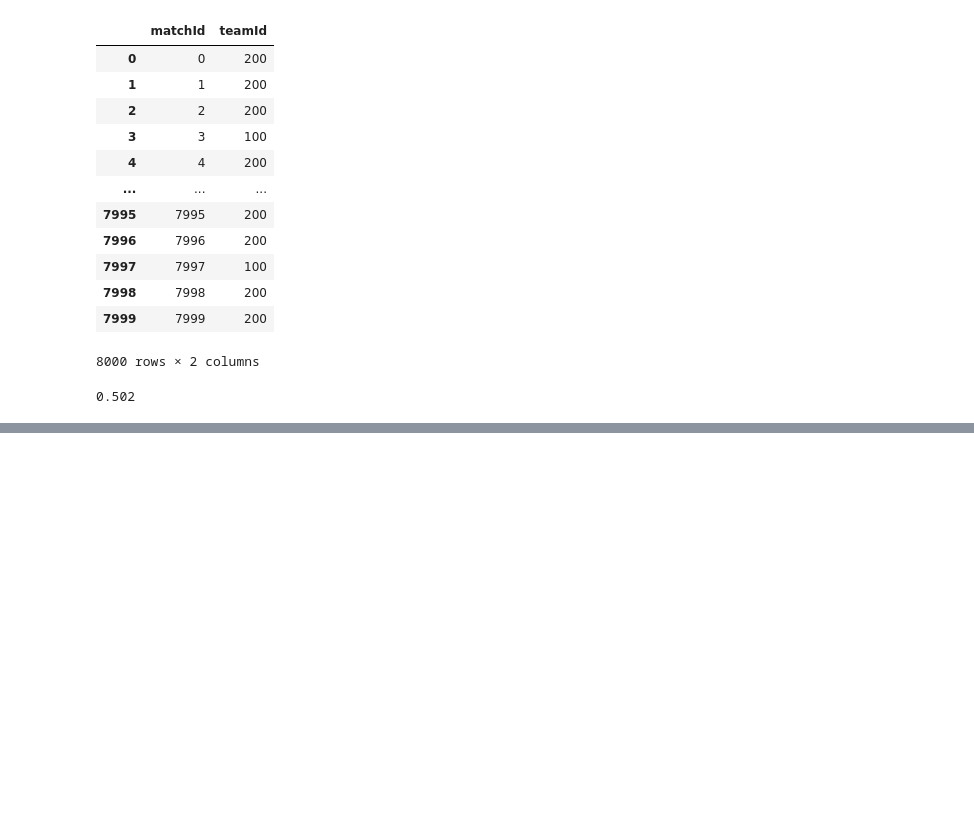
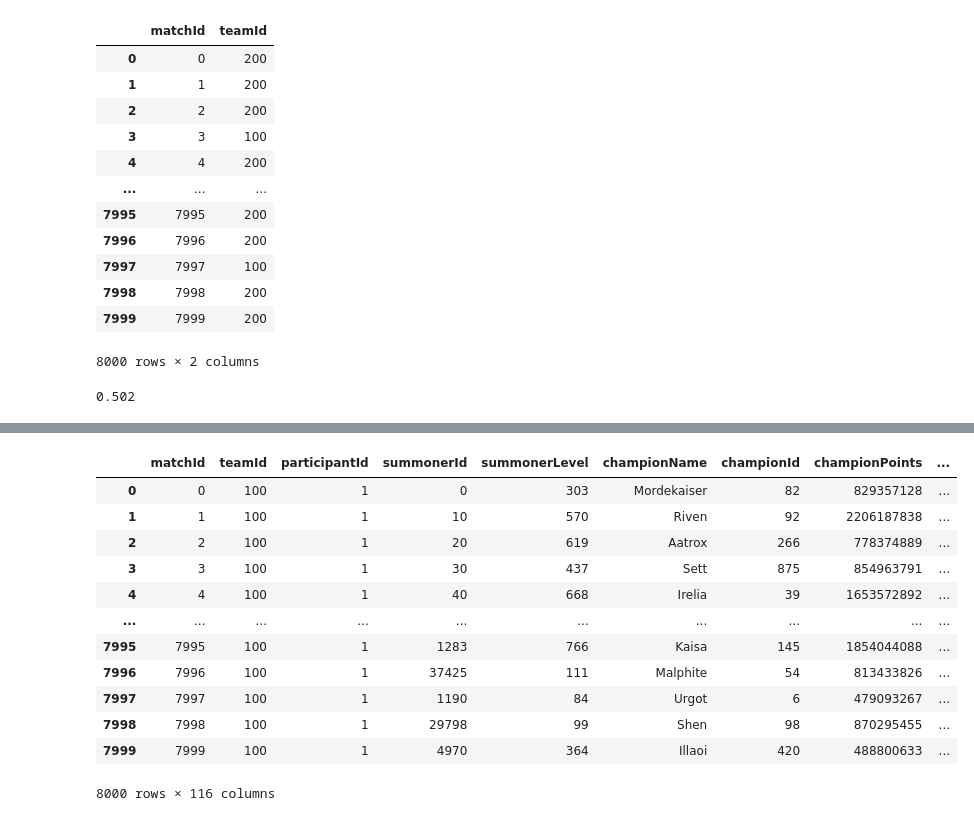
Before and after one commit to nss-data-science-cohort-6/kaggle_lol-elden-ring, a Jupyter notebook: notebooks/Sample_Submission.ipynb, the cells around one changed output, grey strips where cells are left out. Drawn from its saved outputs; the diff is of its cells as text; code cells hidden in the pictures; blank space fills up the shorter version.

```diff
--- a/notebooks/Sample_Submission.ipynb
+++ b/notebooks/Sample_Submission.ipynb
@@ -433,0 +531,22 @@ accuracy_score(
+# %%
+pd.concat([X_train_added2[X_train_added2['participantId']==1].reset_index(drop=True),
+           X_train_added2[X_train_added2['participantId']==2].reset_index(drop=True),
+           X_train_added2[X_train_added2['participantId']==3].reset_index(drop=True),
+          X_train_added2[X_train_added2['participantId']==4].reset_index(drop=True)],
+          axis=1)
+
+# X_train_added2[X_train_added2['participantId']==1]
+# %% [output]
+|  | matchId | teamId | participantId | summonerId | summonerLevel | championName | championId | championPoints | ... |
+| 0 | 0 | 100 | 1 | 0 | 303 | Mordekaiser | 82 | 829357128 | ... |
+| 1 | 1 | 100 | 1 | 10 | 570 | Riven | 92 | 2206187838 | ... |
+| 2 | 2 | 100 | 1 | 20 | 619 | Aatrox | 266 | 778374889 | ... |
+| 3 | 3 | 100 | 1 | 30 | 437 | Sett | 875 | 854963791 | ... |
+| 4 | 4 | 100 | 1 | 40 | 668 | Irelia | 39 | 1653572892 | ... |
+| ... | ... | ... | ... | ... | ... | ... | ... | ... | ... |
+| 7995 | 7995 | 100 | 1 | 1283 | 766 | Kaisa | 145 | 1854044088 | ... |
+| 7996 | 7996 | 100 | 1 | 37425 | 111 | Malphite | 54 | 813433826 | ... |
+| 7997 | 7997 | 100 | 1 | 1190 | 84 | Urgot | 6 | 479093267 | ... |
+| 7998 | 7998 | 100 | 1 | 29798 | 99 | Shen | 98 | 870295455 | ... |
+| 7999 | 7999 | 100 | 1 | 4970 | 364 | Illaoi | 420 | 488800633 | ... |
+8000 rows × 116 columns
```
Also changed, not shown: parts of 22 cells of this notebook.
